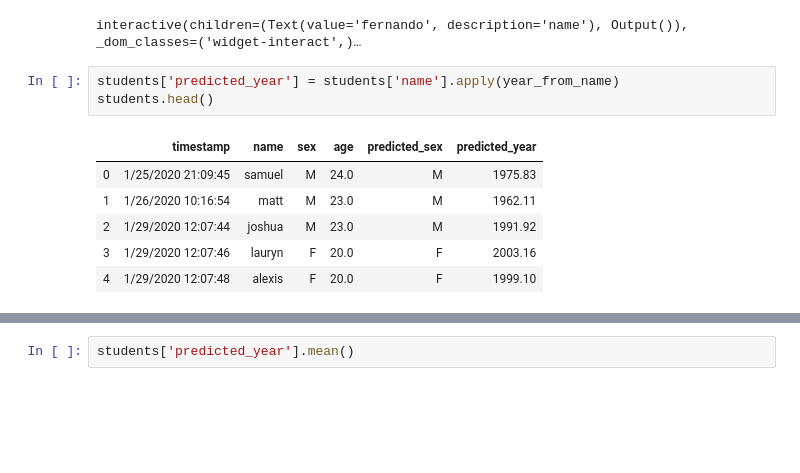
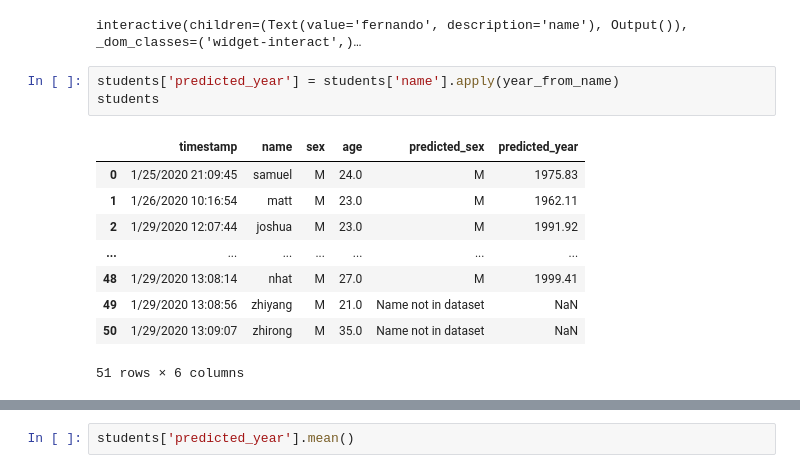
Before and after one commit to COGS108/Section-Fa20, a Jupyter notebook: disc03/disc03.ipynb, the cells around one changed output, grey strips where cells are left out. Saved outputs shown, nothing was run; the diff lists cells and outputs as text; blank space fills up the shorter version.

```diff
--- a/disc03/disc03.ipynb
+++ b/disc03/disc03.ipynb
@@ -244,14 +273,17 @@ interact(year_from_name, name='fernando');
 interactive(children=(Text(value='fernando', description='name'), Output()), _dom_classes=('widget-interact',)…
 # %%
 students['predicted_year'] = students['name'].apply(year_from_name)
-students.head()
+students
 # %% [output]
 |  | timestamp | name | sex | age | predicted_sex | predicted_year |
 | 0 | 1/25/2020 21:09:45 | samuel | M | 24.0 | M | 1975.83 |
 | 1 | 1/26/2020 10:16:54 | matt | M | 23.0 | M | 1962.11 |
 | 2 | 1/29/2020 12:07:44 | joshua | M | 23.0 | M | 1991.92 |
-| 3 | 1/29/2020 12:07:46 | lauryn | F | 20.0 | F | 2003.16 |
-| 4 | 1/29/2020 12:07:48 | alexis | F | 20.0 | F | 1999.10 |
+| ... | ... | ... | ... | ... | ... | ... |
+| 48 | 1/29/2020 13:08:14 | nhat | M | 27.0 | M | 1999.41 |
+| 49 | 1/29/2020 13:08:56 | zhiyang | M | 21.0 | Name not in dataset | NaN |
+| 50 | 1/29/2020 13:09:07 | zhirong | M | 35.0 | Name not in dataset | NaN |
+51 rows × 6 columns
 # %%
 sns.distplot(students['predicted_year'].dropna(), bins=15);
 # %% [output]
```
Also changed, not shown: parts of 12 cells of this notebook, 11 other files.
